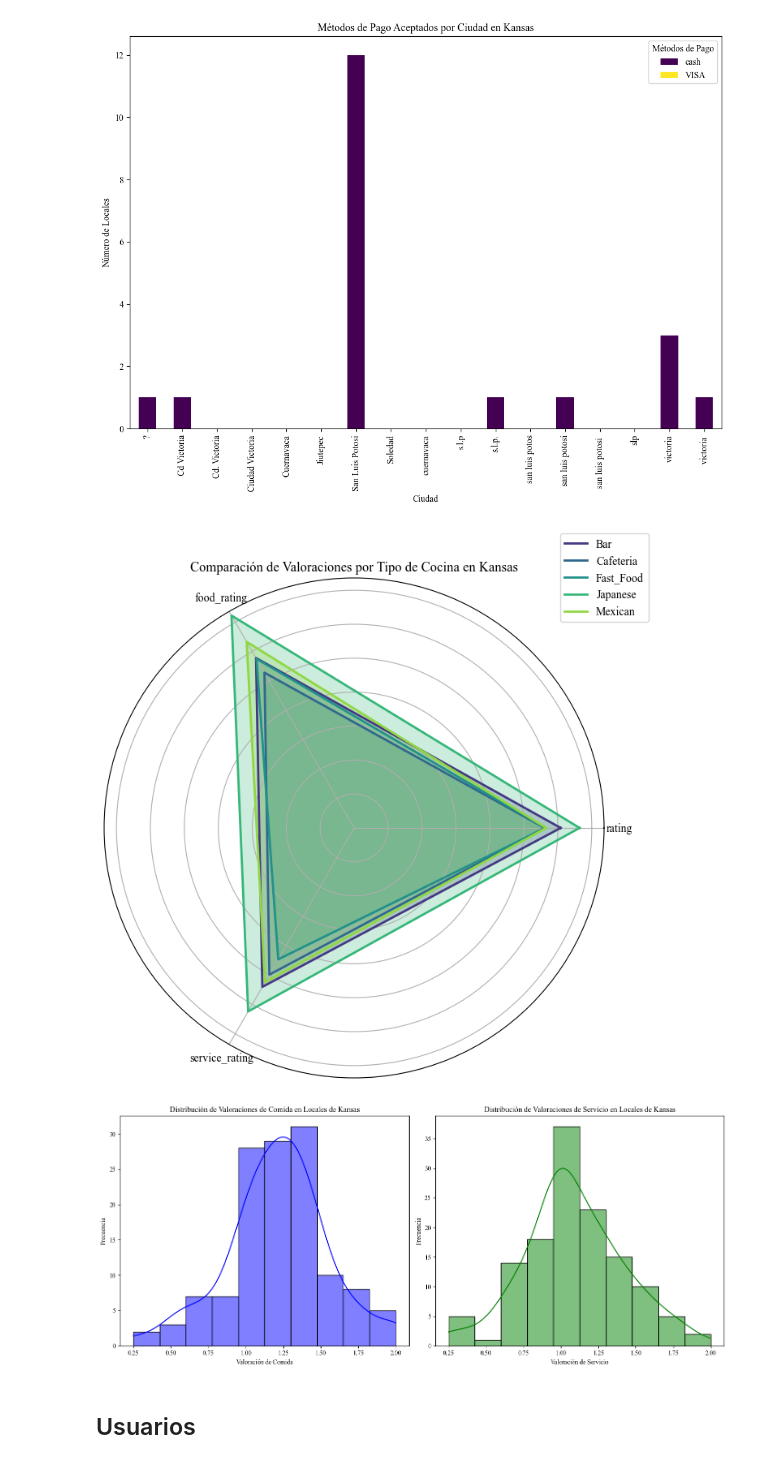
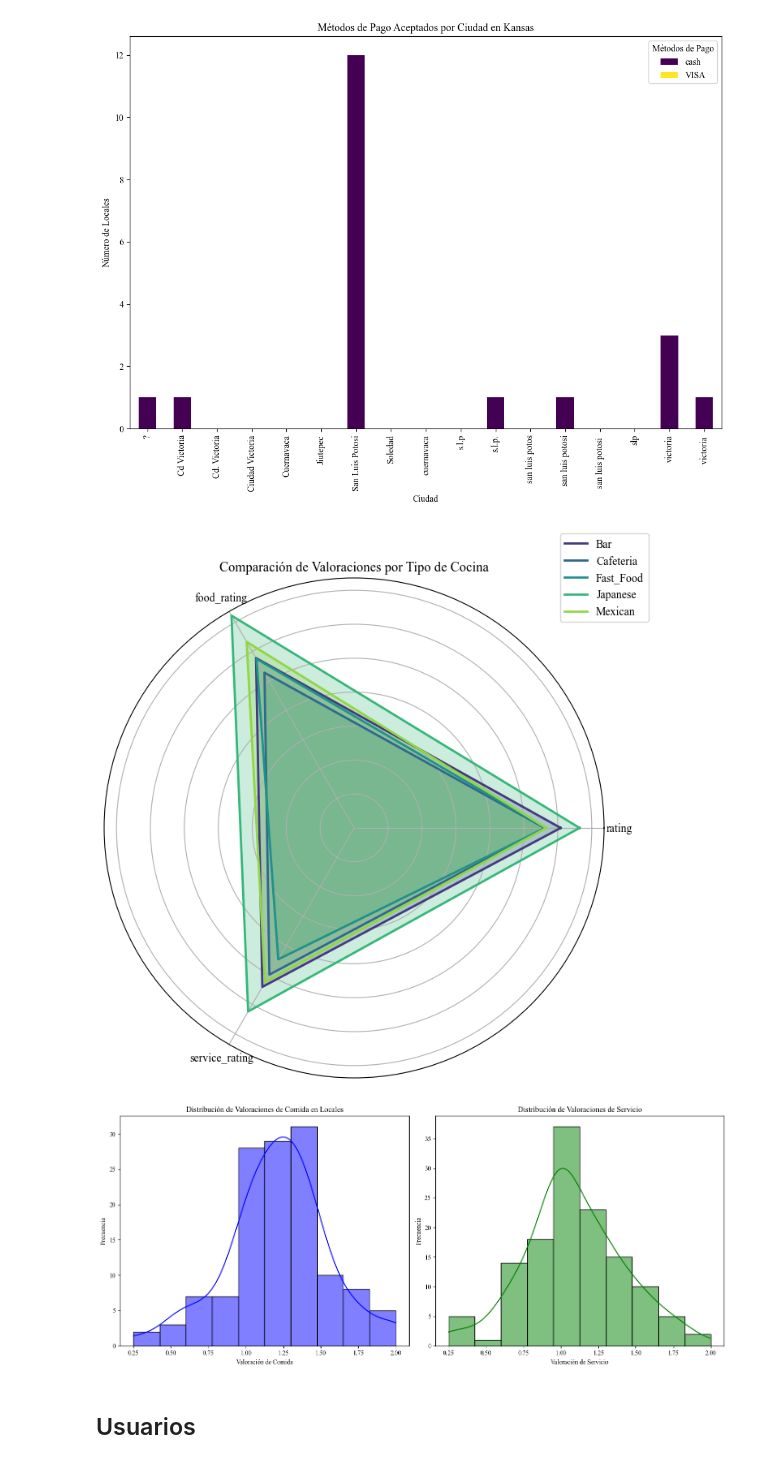
Before and after one commit to bsoifer/PredictivoAvanzado, a Jupyter notebook: TP2/EDA.ipynb, the cells around one changed output. Saved outputs shown, nothing was run; the diff lists cells and outputs as text; code cells hidden in the pictures.

```diff
--- a/TP2/EDA.ipynb
+++ b/TP2/EDA.ipynb
@@ -144,30 +144,30 @@ for i, (cuisine, row) in enumerate(avg_ratings.iterrows()):
 ax.set_yticklabels([])
 ax.set_xticks(angles[:-1])
 ax.set_xticklabels(labels)
-plt.title('Comparación de Valoraciones por Tipo de Cocina en Kansas')
+plt.title('Comparación de Valoraciones por Tipo de Cocina')
 plt.legend(loc='upper right', bbox_to_anchor=(1.1, 1.1))
 plt.show()
 # %% [output]
-[figure, old version]
+[figure, new version]
 # %%
 plt.figure(figsize=(14, 6))
 
 plt.subplot(1, 2, 1)
 sns.histplot(locales['food_rating'], bins=10, kde=True, color='blue')
-plt.title('Distribución de Valoraciones de Comida en Locales de Kansas')
+plt.title('Distribución de Valoraciones de Comida en Locales')
 plt.xlabel('Valoración de Comida')
 plt.ylabel('Frecuencia')
 
 plt.subplot(1, 2, 2)
 sns.histplot(locales['service_rating'], bins=10, kde=True, color='green')
-plt.title('Distribución de Valoraciones de Servicio en Locales de Kansas')
+plt.title('Distribución de Valoraciones de Servicio')
 plt.xlabel('Valoración de Servicio')
 plt.ylabel('Frecuencia')
 
 plt.tight_layout()
 plt.show()
 # %% [output]
-[figure, old version]
+[figure, new version]
 # %% [markdown]
 ## Usuarios
 # %%
```
Also changed, not shown: parts of 1 cell of this notebook, 6 other files.
